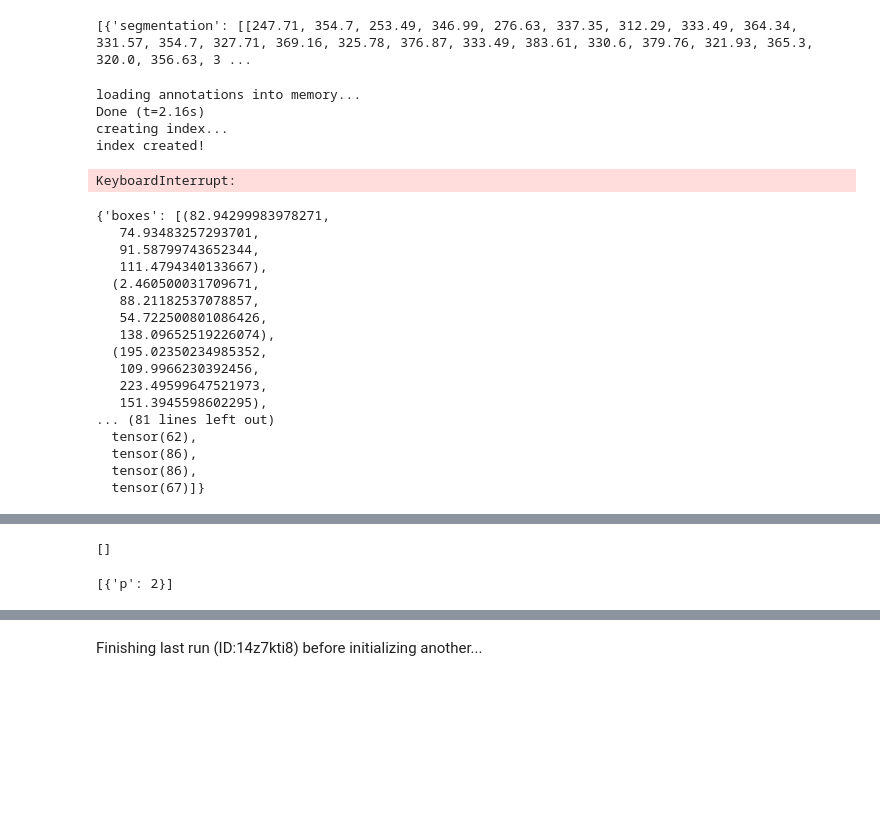
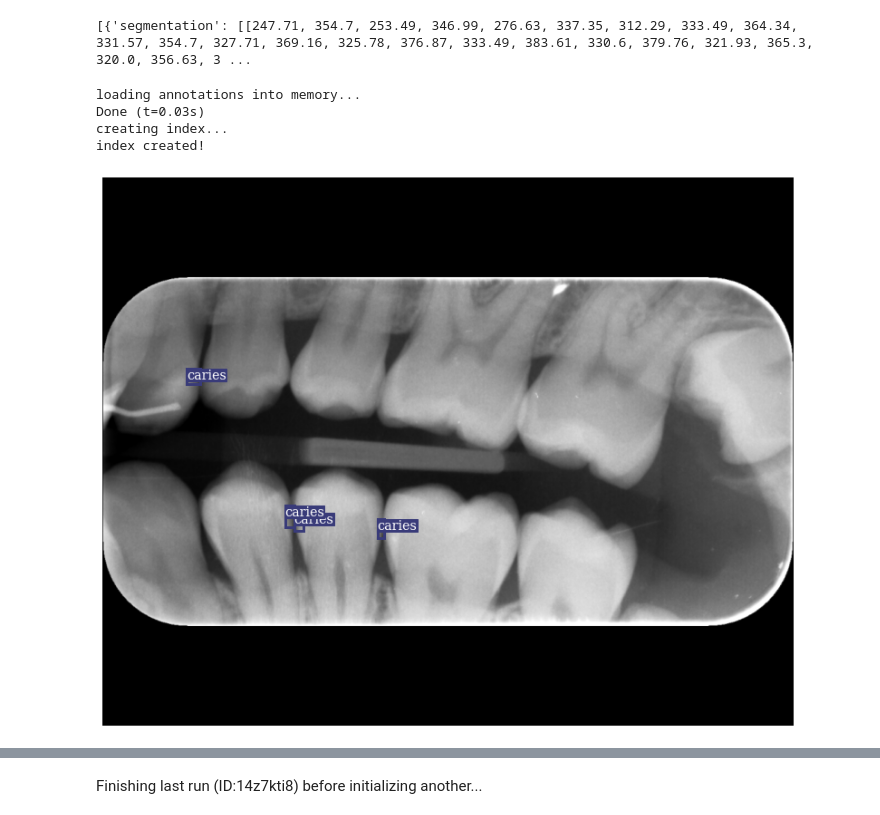
Before and after one commit to kuntiik/Object_detection_PLH, a Jupyter notebook: notebooks/test.ipynb, the cells around one changed output, grey strips where cells are left out. Drawn from its saved outputs; the diff is of its cells as text; code cells hidden in the pictures; blank space fills up the shorter version.

Commit message:
"training successful now remake"

```diff
--- a/notebooks/test.ipynb
+++ b/notebooks/test.ipynb
@@ -70,14 +68,16 @@ transform = A.Compose([
 [{'segmentation': [[247.71, 354.7, 253.49, 346.99, 276.63, 337.35, 312.29, 333.49, 364.34, 331.57, 354.7, 327.71, 369.16, 325.78, 376.87, 333.49, 383.61, 330.6, 379.76, 321.93, 365.3, 320.0, 356.63, 3 ...
 # %%
 # timm.list_models('*efficientnetv2*')
-train_root : str = "/datagrid/public_datasets/COCO/train2017"
-val_root : str = "/datagrid/public_datasets/COCO/val2017"
-train_annotations : str = "/datagrid/public_datasets/COCO/annotations/instances_train2017.json"
-val_annotations : str = "/datagrid/public_datasets/COCO/annotations/instances_val2017.json"
+train_root: str = "/datagrid/public_datasets/COCO/train2017"
+val_root: str = "/datagrid/public_datasets/COCO/val2017"
+train_annotations: str = "/datagrid/public_datasets/COCO/annotations/instances_train2017.json"
+val_annotations: str = "/datagrid/public_datasets/COCO/annotations/instances_val2017.json"
+
 
 def xywh_to_xyxy(box):
     x, y, w, h = box
     return [x, y, x+w, y+h]
+
 
 class COCODataset(Dataset):
     def __init__(self, root, annFile):
@@ -87,10 +87,11 @@ class COCODataset(Dataset):
         self.ids = list(sorted(self.coco.imgs.keys()))
         self.transforms = transforms.Compose([
             transforms.ToTensor(),
-            transforms.Normalize(mean=[0.485, 0.456, 0.406], std=[0.229, 0.224, 0.225])
+            transforms.Normalize(mean=[0.485, 0.456, 0.406], std=[
+                                 0.229, 0.224, 0.225])
         ])
         self.Atransforms = A.Compose([
-            A.Resize(width=224, height=224),
+            # A.Resize(width=224, height=224),
             # A.Normalize(mean=(0.485, 0.456, 0.406), std=(0.229, 0.224, 0.225), max_pixel_value=255.0),
             ToTensorV2()
         ], bbox_params=A.BboxParams(format='pascal_voc', label_fields=['class_labels'], min_visibility=0.4, min_area=5))
@@ -98,7 +99,7 @@ class COCODataset(Dataset):
         for cat in self.coco.loadCats(self.coco.getCatIds()):
             self.category_names[cat['id']] = cat['name']
 
-    def _load_image(self, id : int) -> Image.Image:
+    def _load_image(self, id: int) -> Image.Image:
         path = self.coco.loadImgs(id)[0]["file_name"]
         return Image.open(Path(self.root)/path).convert("RGB")
 
@@ -114,14 +115,15 @@ class COCODataset(Dataset):
             boxes.append(xywh_to_xyxy(box["bbox"]))
             labels.append(box["category_id"])
 
-        return {"boxes" : torch.tensor(boxes) if len(boxes) != 0 else torch.empty((0,4)),
-                "labels" : torch.tensor(labels).type(torch.int64) }
+        return {"boxes": torch.tensor(boxes) if len(boxes) != 0 else torch.empty((0, 4)),
+                "labels": torch.tensor(labels).type(torch.int64)}
 
     def __getitem__(self, index):
         id = self.ids[index]
         img = self._load_image(id)
         target = self._load_target(id)
-        transformed = self.Atransforms(image=np.array(img), bboxes=target["boxes"], class_labels=target["labels"])
+        transformed = self.Atransforms(image=np.array(
+            img), bboxes=target["boxes"], class_labels=target["labels"])
         img = transformed['image']
         target["boxes"] = torch.tensor(transformed["bboxes"])
         target["labels"] = torch.tensor(transformed["class_labels"])
@@ -131,34 +133,20 @@ class COCODataset(Dataset):
 
     def __len__(self) -> int:
         return len(self.ids)
-# %%
-%matplotlib inline
-dataset = COCODataset(val_root, val_annotations)
-x,y = dataset[0]
-# %% [output]
-loading annotations into memory...
-Done (t=2.16s)
-creating index...
-index created!
-KeyboardInterrupt:
-# %%
-y
-# x.si
-# %% [output]
-{'boxes': [(82.94299983978271,
-   74.93483257293701,
-   91.58799743652344,
-   111.4794340133667),
-  (2.460500031709671,
-   88.21182537078857,
-   54.722500801086426,
-   138.09652519226074),
-  (195.02350234985352,
-   109.9966230392456,
-   223.49599647521973,
-   151.3945598602295),
-... (81 lines left out)
-  tensor(62),
-  tensor(86),
-  tensor(86),
-  tensor(67)]}
+# %%
+%matplotlib inline
+
+dataset_images_path = Path(
+    "/home.stud/kuntluka/dataset/carries_dataset/images")
+dataset_annotations_path = Path(
+    "/home.stud/kuntluka/dataset/carries_dataset/annotations.json")
+dataset = COCODataset(dataset_images_path, dataset_annotations_path)
+for i in range(10):
+    x, y = dataset[i]
+    plt_img_bb(x,y)
+# %% [output]
+loading annotations into memory...
+Done (t=0.03s)
+creating index...
+index created!
+[figure, added]
@@ -203,10 +206,2 @@ def collate(batch):
 loader = DataLoader(dataset, batch_size=4, collate_fn=collate, num_workers=8)
 # loader = DataLoader(dataset, batch_size=4, num_workers=0)
-# %%
-foo = []
-print(foo)
-foo.append({"p" : 2})
-foo
-# %% [output]
-[]
-[{'p': 2}]
```
Also changed, not shown: parts of 10 cells of this notebook, 3 other files.
